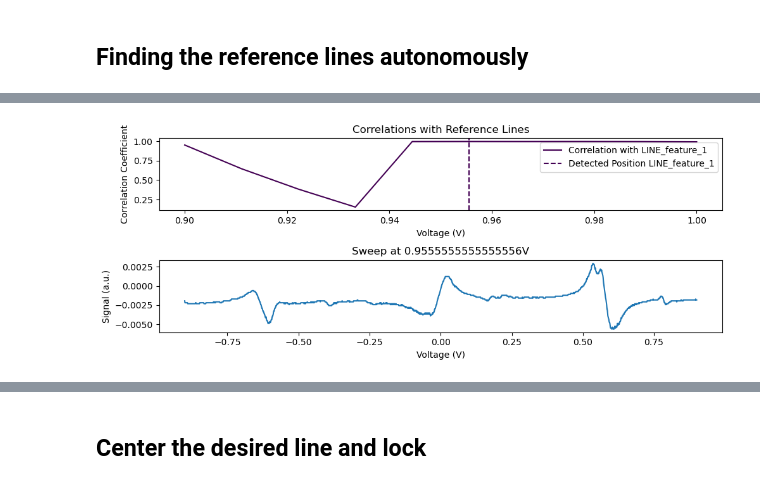
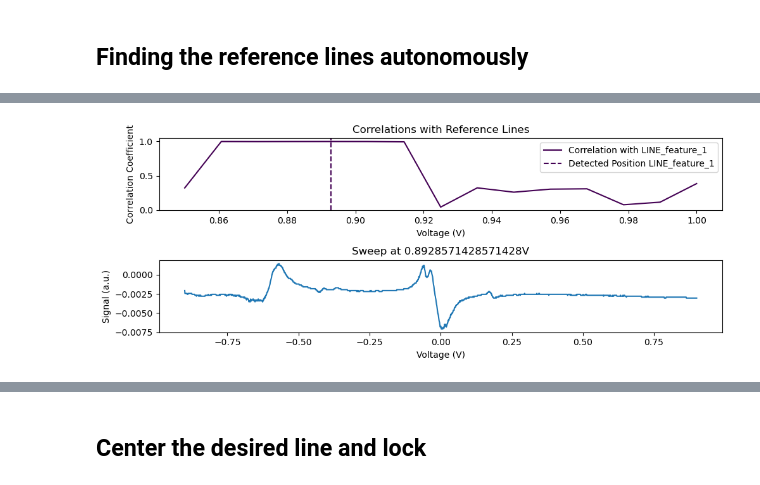
Before and after one commit to jack00look/RP_Spectroscopy, a Jupyter notebook: Notebook_Serafini.ipynb, the cells around one changed output, grey strips where cells are left out. Drawn from its saved outputs; the diff is of its cells as text; code cells hidden in the pictures.

```diff
--- a/Notebook_Serafini.ipynb
+++ b/Notebook_Serafini.ipynb
@@ -110,5 +105,5 @@ We will now make the software identify where the reference lines are, in practic
 ## Finding the reference lines autonomously
 # %%
 #RP_controller.set_debug_mode()
-RP_controller.find_reference_lines(start_voltage= 0.9, stop_voltage= 1., num_points= 10)
+RP_controller.find_reference_lines(start_voltage= .85, stop_voltage= 1., num_points= 15)
 # %% [output]
@@ -126 +126 @@ RP_controller.find_reference_lines(start_voltage= 0.9, stop_voltage= 1., num_poi
-[figure, old version]
+[figure, new version]
```
Also changed, not shown: parts of 6 cells of this notebook, 15 other files.
